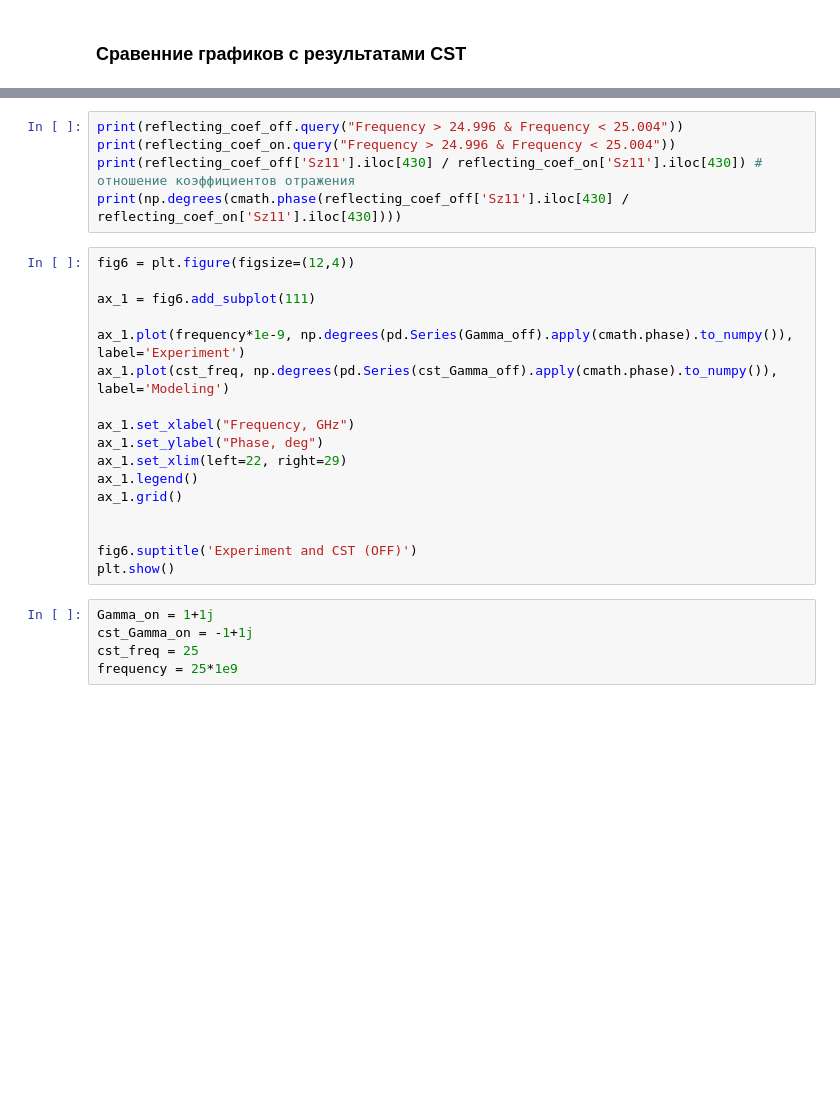
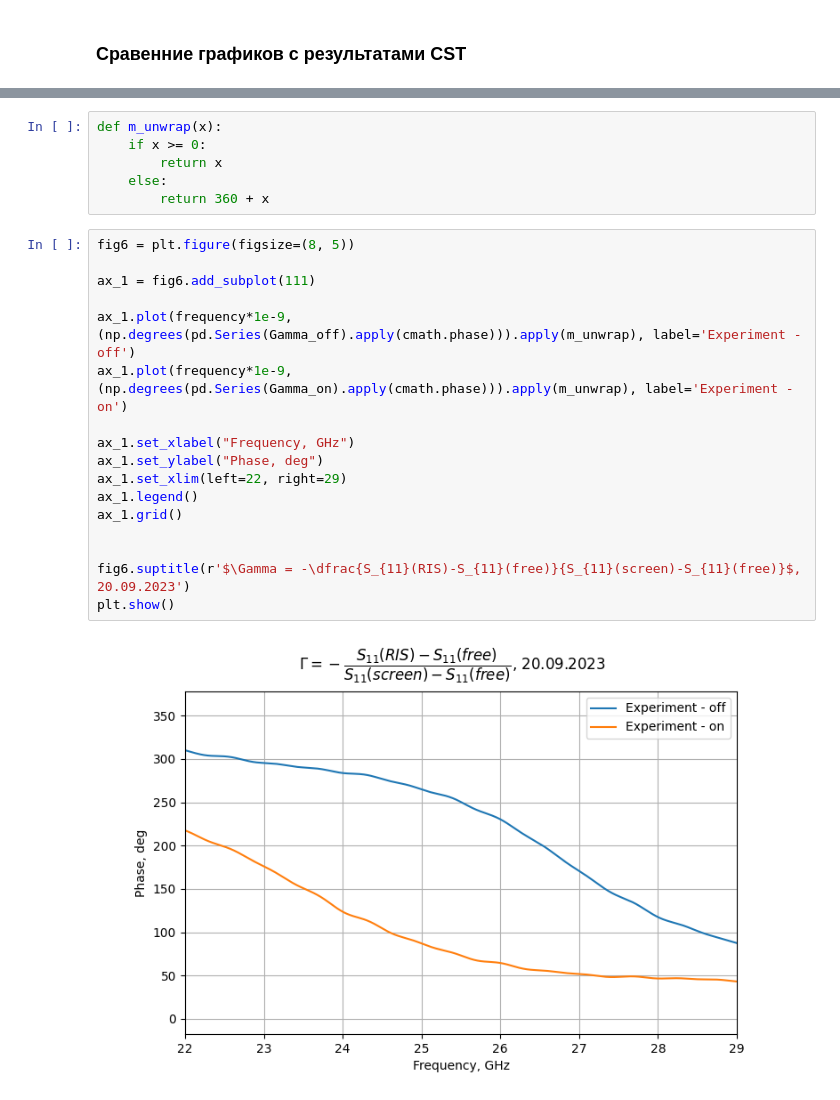
Before and after one commit to isvoropaev02/post_processing_RIS, a Jupyter notebook: 20sept/S11_20sept.ipynb, the cells around one changed output, grey strips where cells are left out. Drawn from its saved outputs; the diff is of its cells as text; blank space fills up the shorter version.

```diff
--- a/20sept/S11_20sept.ipynb
+++ b/20sept/S11_20sept.ipynb
@@ -267,28 +267,26 @@ plt.show()
-# %%
-print(reflecting_coef_off.query("Frequency > 24.996 & Frequency < 25.004"))
-print(reflecting_coef_on.query("Frequency > 24.996 & Frequency < 25.004"))
-print(reflecting_coef_off['Sz11'].iloc[430] / reflecting_coef_on['Sz11'].iloc[430]) # отношение коэффициентов отражения
-print(np.degrees(cmath.phase(reflecting_coef_off['Sz11'].iloc[430] / reflecting_coef_on['Sz11'].iloc[430])))
+# %%
+def m_unwrap(x):
+    if x >= 0:
+        return x
+    else:
+        return 360 + x
 # %%
-fig6 = plt.figure(figsize=(12,4))
+fig6 = plt.figure(figsize=(8, 5))
 
 ax_1 = fig6.add_subplot(111)
 
-ax_1.plot(frequency*1e-9, np.degrees(pd.Series(Gamma_off).apply(cmath.phase).to_numpy()), label='Experiment')
-ax_1.plot(cst_freq, np.degrees(pd.Series(cst_Gamma_off).apply(cmath.phase).to_numpy()), label='Modeling')
+ax_1.plot(frequency*1e-9, (np.degrees(pd.Series(Gamma_off).apply(cmath.phase))).apply(m_unwrap), label='Experiment - off')
+ax_1.plot(frequency*1e-9, (np.degrees(pd.Series(Gamma_on).apply(cmath.phase))).apply(m_unwrap), label='Experiment - on')
 
 ax_1.set_xlabel("Frequency, GHz")
 ax_1.set_ylabel("Phase, deg")
 ax_1.set_xlim(left=22, right=29)
 ax_1.legend()
 ax_1.grid()
 
 
-fig6.suptitle('Experiment and CST (OFF)')
+fig6.suptitle(r'$\Gamma = -\dfrac{S_{11}(RIS)-S_{11}(free)}{S_{11}(screen)-S_{11}(free)}$, 20.09.2023')
 plt.show()
+# %% [output]
+[figure, added]
-# %%
-Gamma_on = 1+1j
-cst_Gamma_on = -1+1j
-cst_freq = 25
-frequency = 25*1e9
 # %%
```
Also changed, not shown: parts of 5 cells of this notebook, 2 other files.
